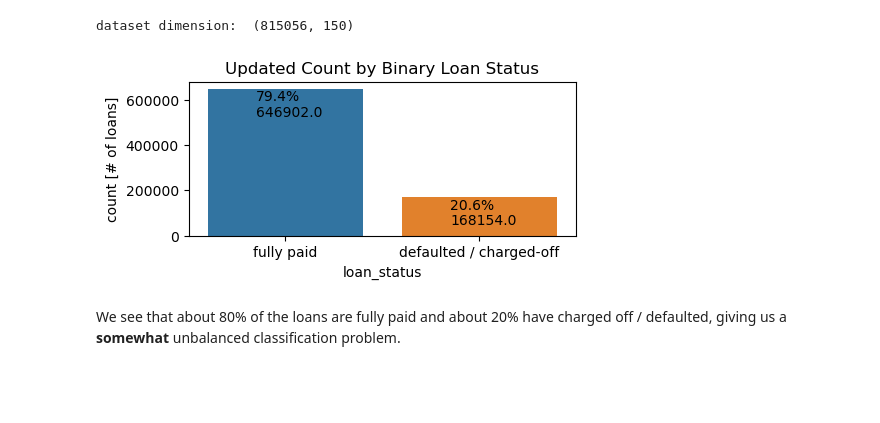
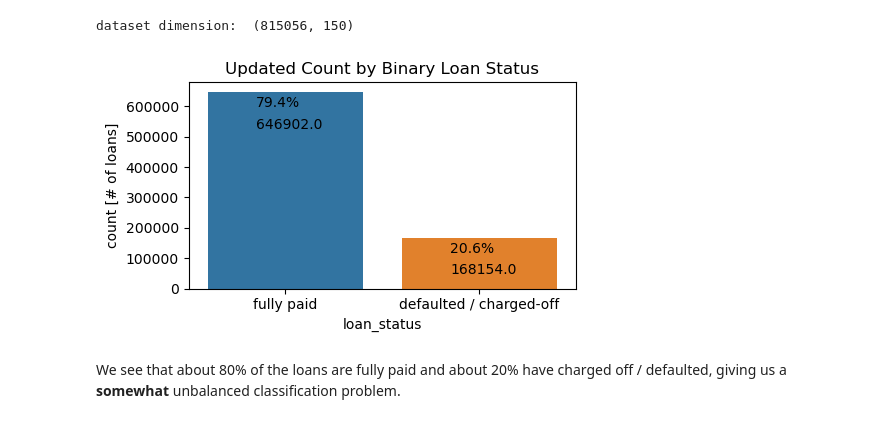
Before and after one commit to yxing12/data1030-load-default-prob, a Jupyter notebook: src/loan_default_prob_20w.ipynb, the cells around one changed output. Cells and saved outputs as stored; diff of their text form; code cells hidden in the pictures; blank space fills up the shorter version.

Commit message:
finalized figures and code

```diff
--- a/src/loan_default_prob_20w.ipynb
+++ b/src/loan_default_prob_20w.ipynb
@@ -130,20 +134,22 @@ print('dataset dimension: ',df.shape)
 # %% [output]
 dataset dimension:  (815056, 150)
 # %%
-plt.figure(figsize=(5,2))
+plt.figure(figsize=(5,3))
 
 ax = sns.countplot(x='defaulted', data=df)
 for p in ax.patches:
     ax.annotate('{:.1f}%'.format(100*p.get_height()/len(df['defaulted'])), (p.get_x()+0.25, p.get_height()-50000))
     ax.annotate(f'{p.get_height()}', (p.get_x()+0.25, p.get_height()-120000))
 
 plt.title("Updated Count by Binary Loan Status")
 plt.xlabel("loan_status")
 plt.ylabel('count [# of loans]')
 plt.xticks([0,1],["fully paid", "defaulted / charged-off"])
+plt.tight_layout()
+plt.savefig('../figures/EDA/Binary Loan Status Distribution - Full Dataset.png', dpi=300)
 plt.show()
 # %% [output]
-[figure, old version]
+[figure, new version]
 # %% [markdown]
 We see that about 80% of the loans are fully paid and about 20% have charged off / defaulted, giving us a **somewhat** unbalanced classification problem.
 # %% [markdown]
```
Also changed, not shown: parts of 13 cells of this notebook, 12 other files.
